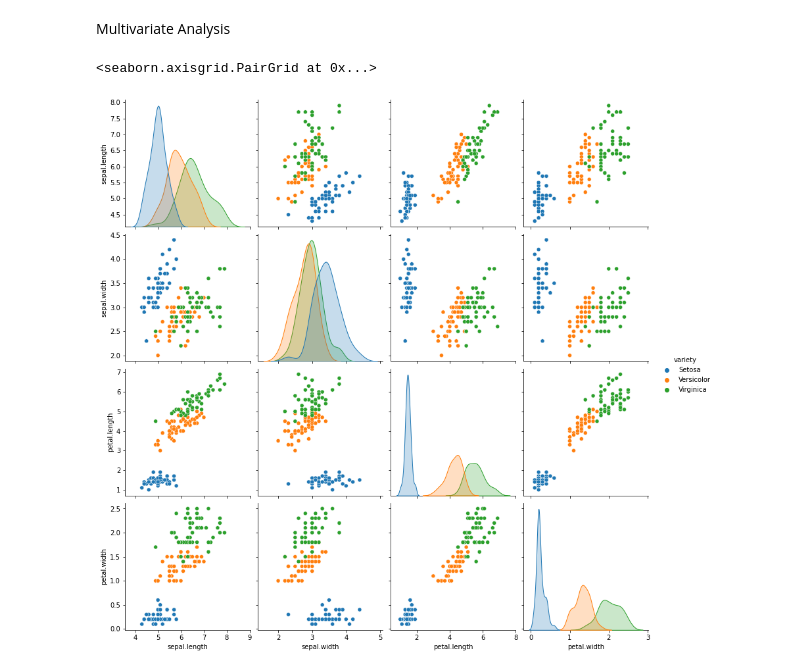
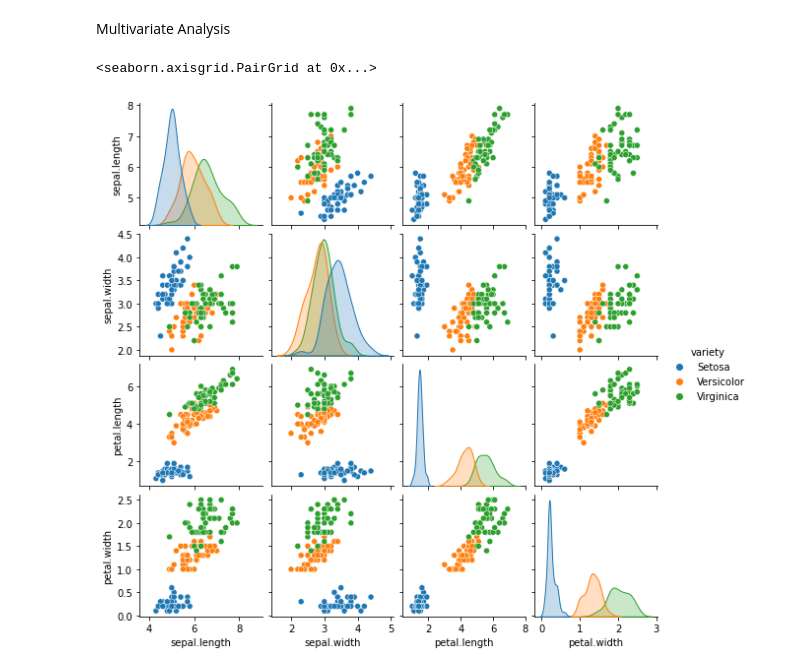
Before and after one commit to impashree/SVR, a Jupyter notebook: Exploratory_Data_Analysis.ipynb, the cells around one changed output. Cells and saved outputs as stored; diff of their text form; code cells hidden in the pictures.

```diff
--- a/Exploratory_Data_Analysis.ipynb
+++ b/Exploratory_Data_Analysis.ipynb
@@ -34,7 +34,7 @@ sns.FacetGrid(df,hue = 'variety', size = 5).map(plt.scatter,"sepal.length","sepa
 # %% [markdown]
 Multivariate Analysis
 # %%
-sns.pairplot(df, hue = "variety", size = 3)
+sns.pairplot(df, hue = "variety", size = 2)
 # %% [output]
 <seaborn.axisgrid.PairGrid at 0x...>
-[figure, old version]
+[figure, new version]
```
